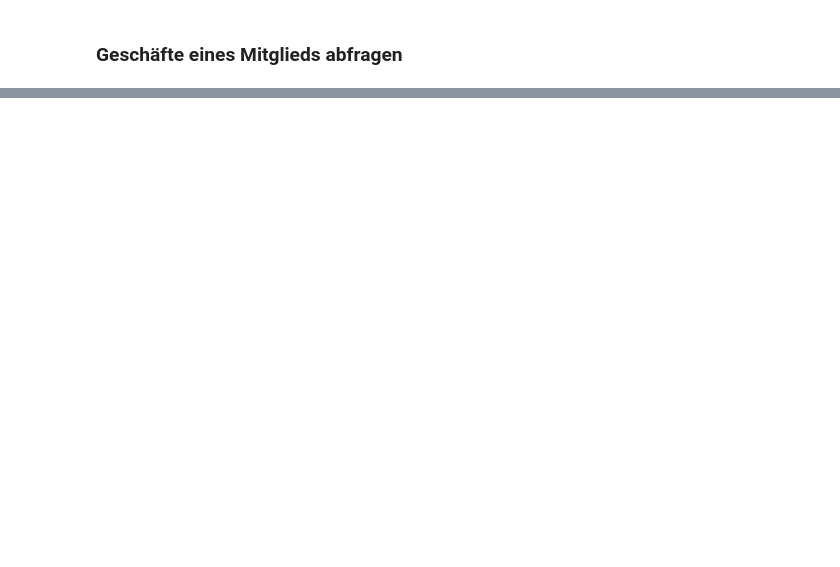
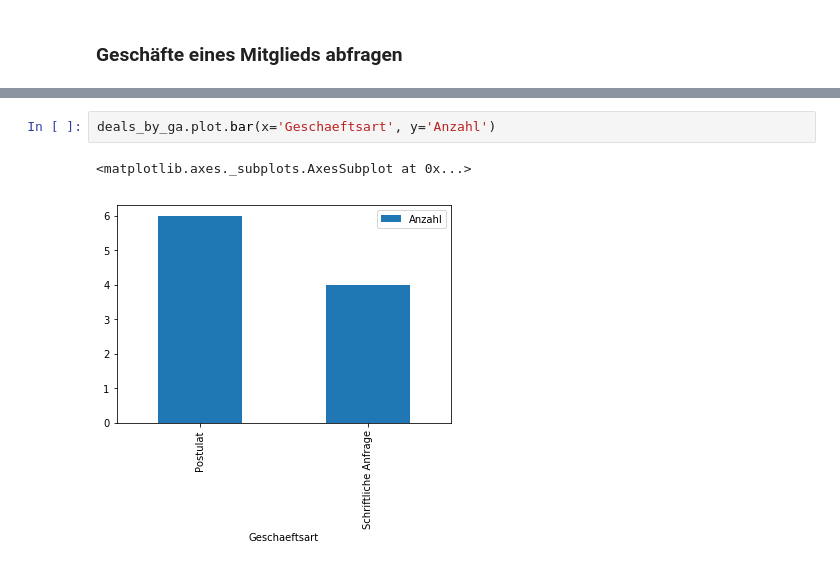
Before and after one commit to opendatazurich/opendatazurich.github.io, a Jupyter notebook: ris-api/RIS-API-Beispiele.ipynb, the cells around one changed output, grey strips where cells are left out. Saved outputs shown, nothing was run; the diff lists cells and outputs as text; blank space fills up the shorter version.

```diff
--- a/ris-api/RIS-API-Beispiele.ipynb
+++ b/ris-api/RIS-API-Beispiele.ipynb
@@ -151,0 +170,5 @@ deals
+# %%
+deals_by_ga.plot.bar(x='Geschaeftsart', y='Anzahl')
+# %% [output]
+<matplotlib.axes._subplots.AxesSubplot at 0x...>
+[figure, added]
```
Also changed, not shown: parts of 10 cells of this notebook.
